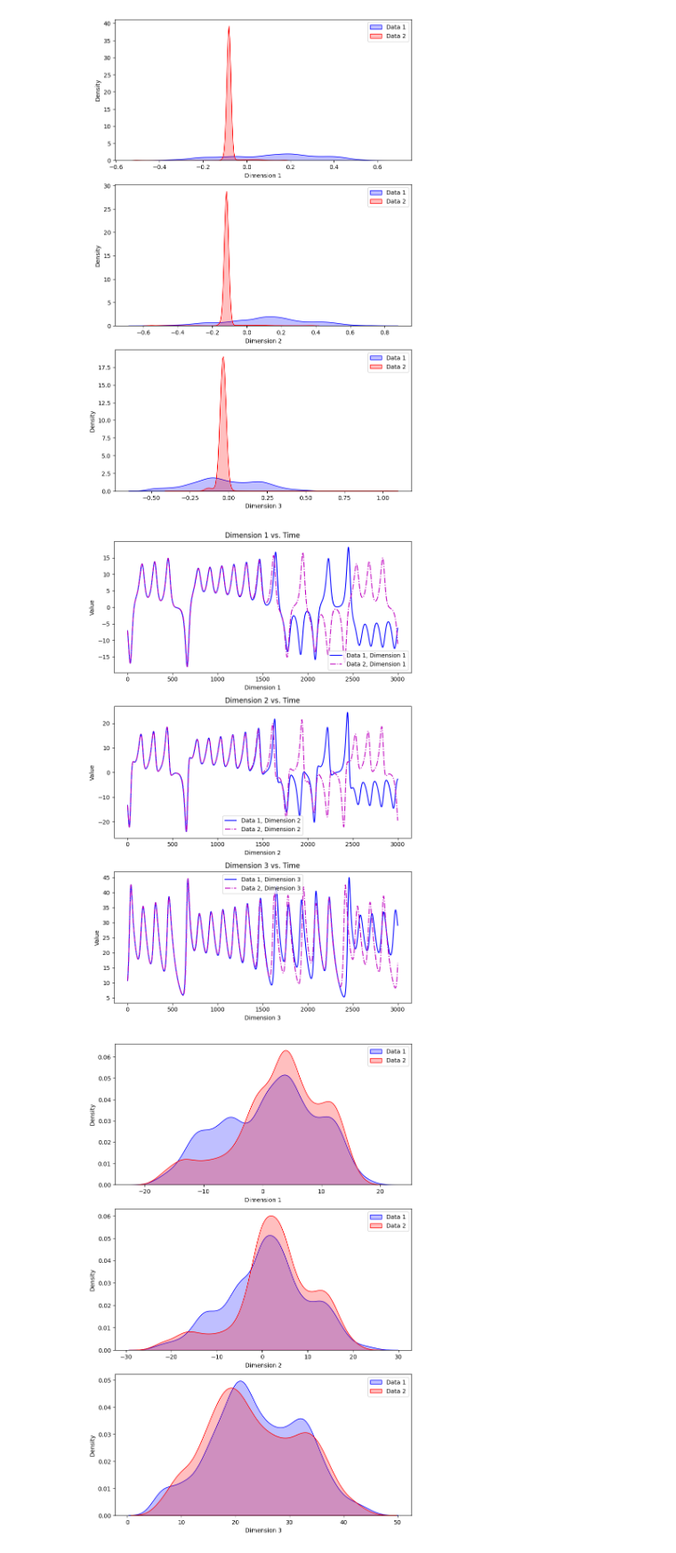
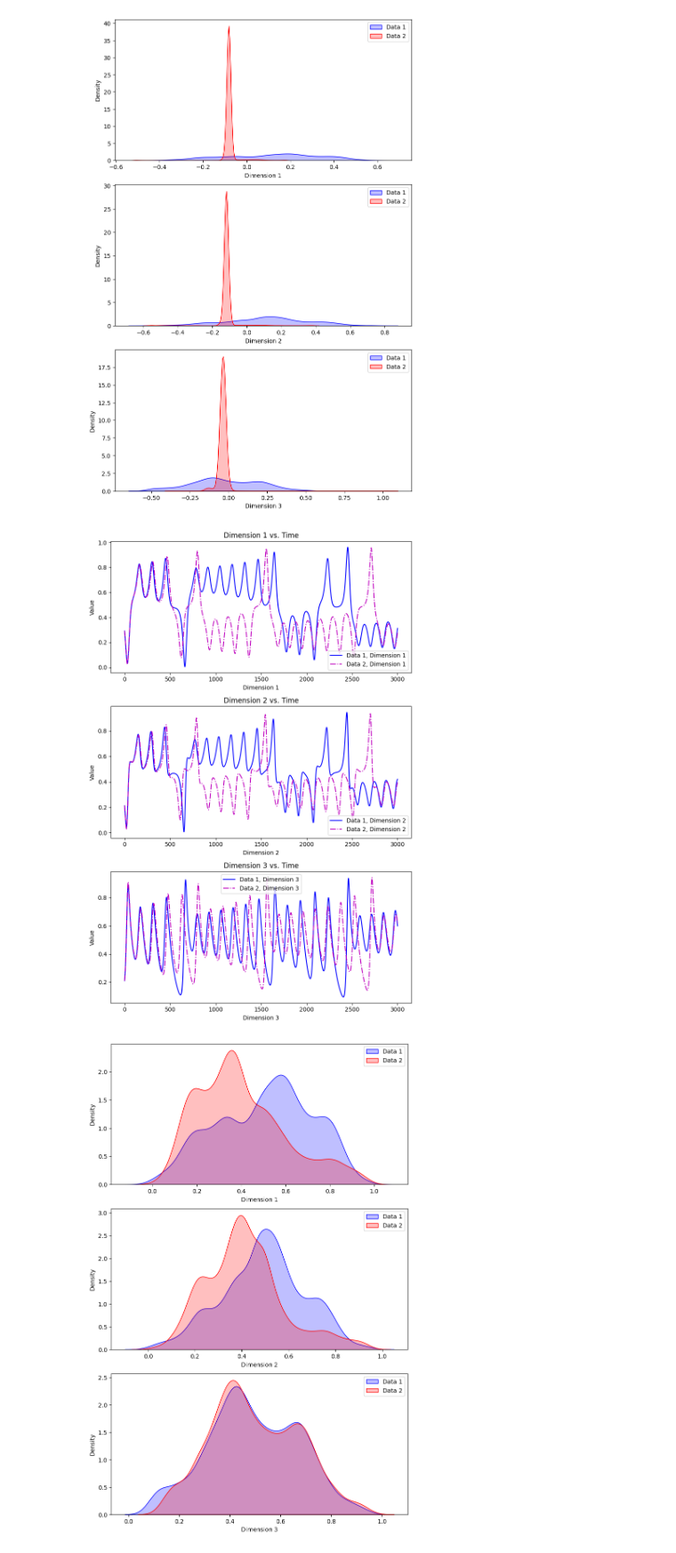
Before and after one commit to Learning-of-Dynamic-Processes/kernelngrcvolterra, a Jupyter notebook: lorenz.ipynb, the cells around one changed output. Shown at 89% size. Saved outputs shown, nothing was run; the diff lists cells and outputs as text; code cells hidden in the pictures.

```diff
--- a/lorenz.ipynb
+++ b/lorenz.ipynb
@@ -161,29 +161,29 @@ plot_data_distributions([test_teacher, output])
 [figure]
 [figure]
 # %%
-# NGRC
+# NGRC defaults with pseudo inverse
 
 # Normalise the arrays for NGRC
-normalisation_output = normalise_arrays([training_input_orig, training_teacher_orig, testing_input_orig, testing_teacher_orig], norm_type=None)
+normalisation_output = normalise_arrays([training_input_orig, training_teacher_orig, testing_input_orig, testing_teacher_orig], norm_type="MinMax")
 train_input, train_teacher, test_input, test_teacher = normalisation_output[0]
 shift, scale = normalisation_output[1], normalisation_output[2]
 
 # Define input hyperparameters for NGRC
-ndelay, deg, reg, washout = 2, 2, 1e-4, 2
+ndelay, deg, reg, washout = 2, 2, 0.1, 1000 # provided by Gauthier was 2.5e-6, washout 2
 
 # Run the new NGRC class
 ngrc = NGRC(ndelay, deg, reg, washout)
 output = ngrc.Train(train_input, train_teacher).PathContinue(train_teacher[-1], test_teacher.shape[0])
 
 # Compute the mse
 mse_ngrc = calculate_mse(test_teacher, output, shift, scale)
 
 # Plot the forecast and actual
 plot_data([test_teacher, output])
 plot_data_distributions([test_teacher, output])
 # %% [output]
-[figure, old version]
+[figure, new version]
-[figure, old version]
+[figure, new version]
 # %%
 # SINDy
 
```
Also changed, not shown: parts of 10 cells of this notebook, 7 other files.
